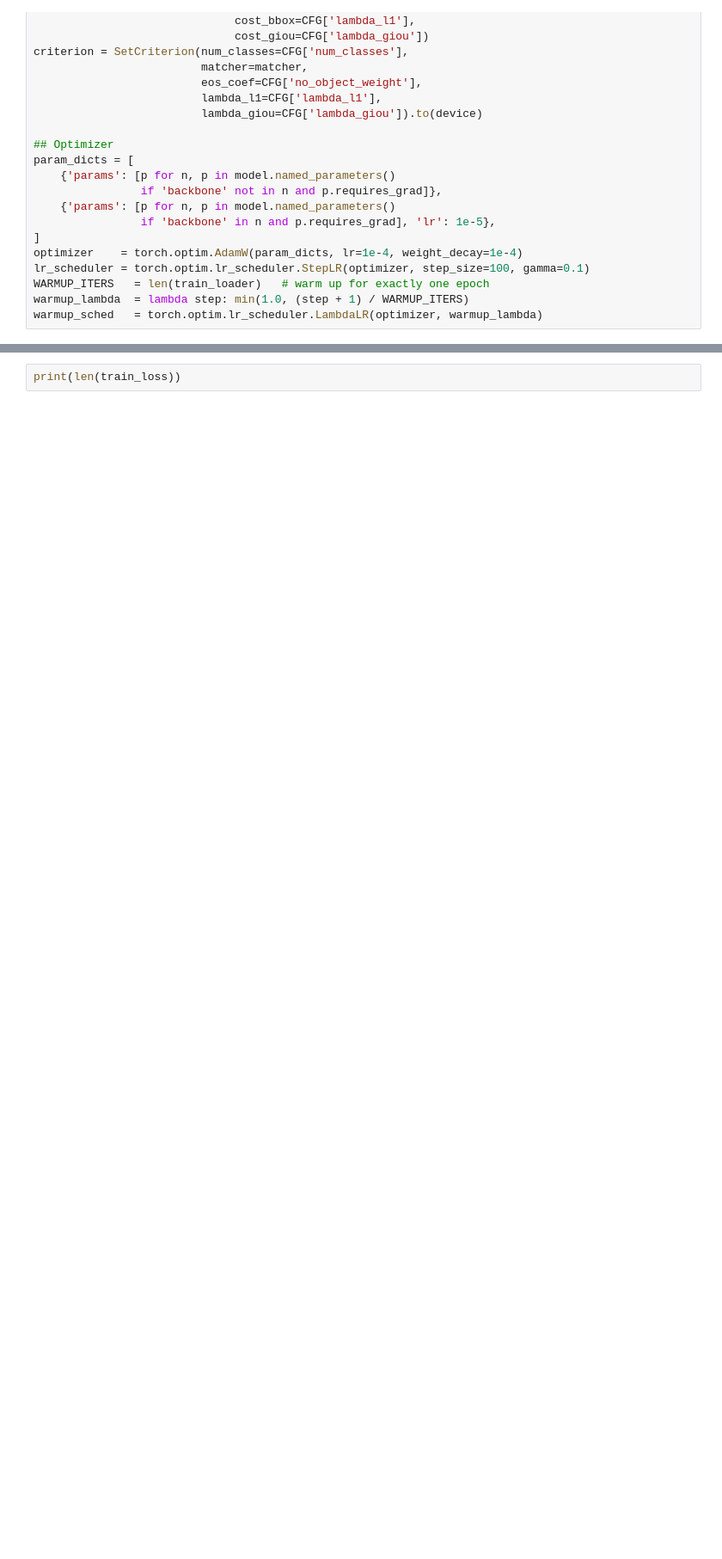
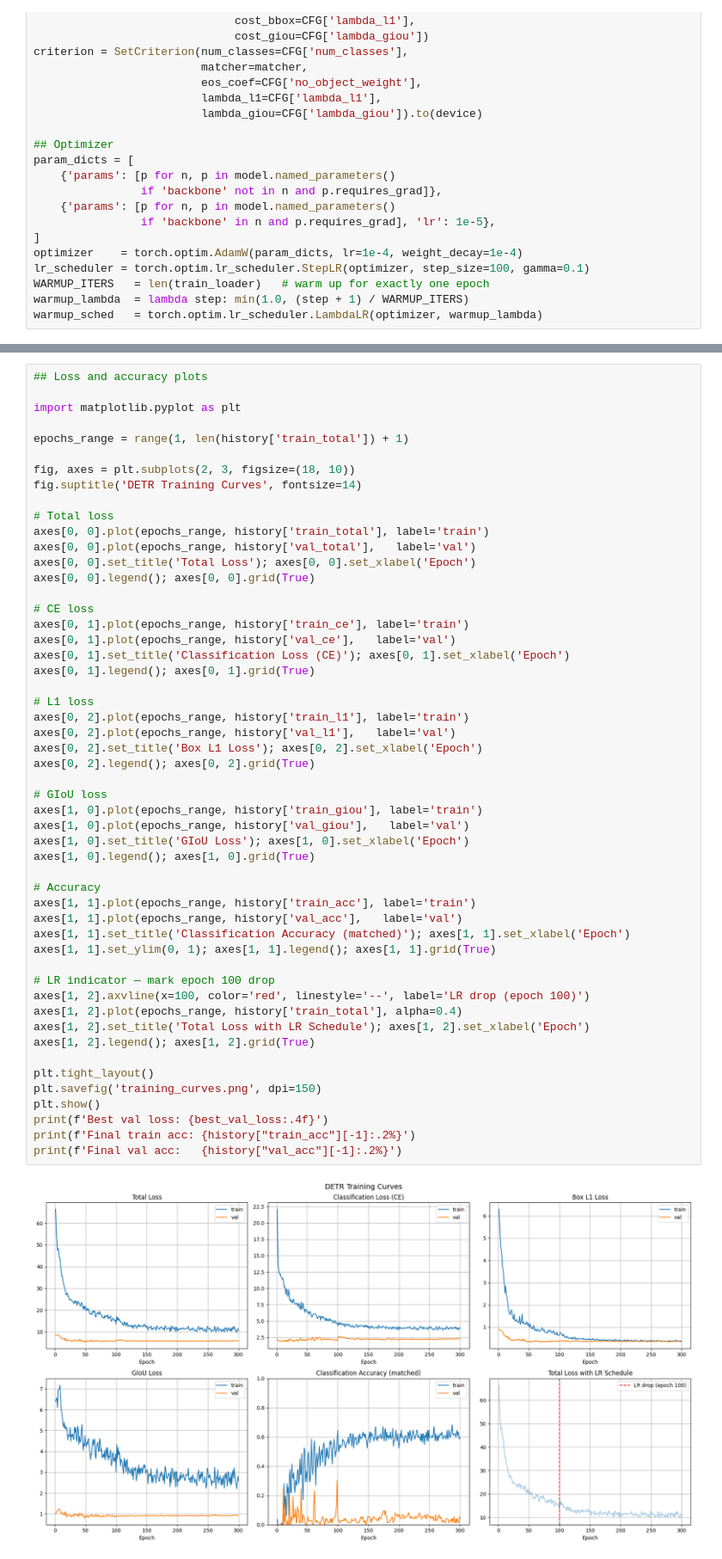
Before and after one commit to manindersingh120996/DETR_from_scratch, a Jupyter notebook: from_scratch_implementation.ipynb, the cells around one changed output, grey strips where cells are left out. Shown at 86% size. Saved outputs shown, nothing was run; the diff lists cells and outputs as text; blank space fills up the shorter version.

```diff
--- a/from_scratch_implementation.ipynb
+++ b/from_scratch_implementation.ipynb
@@ -696,3 +760,54 @@ for epoch in range(CFG['epochs']):
 # %%
-print(len(train_loss))
+## Loss and accuracy plots
+
+import matplotlib.pyplot as plt
+
+epochs_range = range(1, len(history['train_total']) + 1)
+
+fig, axes = plt.subplots(2, 3, figsize=(18, 10))
+fig.suptitle('DETR Training Curves', fontsize=14)
+
+# Total loss
+axes[0, 0].plot(epochs_range, history['train_total'], label='train')
+axes[0, 0].plot(epochs_range, history['val_total'],   label='val')
+axes[0, 0].set_title('Total Loss'); axes[0, 0].set_xlabel('Epoch')
+axes[0, 0].legend(); axes[0, 0].grid(True)
+
+# CE loss
+axes[0, 1].plot(epochs_range, history['train_ce'], label='train')
+axes[0, 1].plot(epochs_range, history['val_ce'],   label='val')
+axes[0, 1].set_title('Classification Loss (CE)'); axes[0, 1].set_xlabel('Epoch')
+axes[0, 1].legend(); axes[0, 1].grid(True)
+
+# L1 loss
+axes[0, 2].plot(epochs_range, history['train_l1'], label='train')
+axes[0, 2].plot(epochs_range, history['val_l1'],   label='val')
+axes[0, 2].set_title('Box L1 Loss'); axes[0, 2].set_xlabel('Epoch')
+axes[0, 2].legend(); axes[0, 2].grid(True)
+
+# GIoU loss
+axes[1, 0].plot(epochs_range, history['train_giou'], label='train')
+axes[1, 0].plot(epochs_range, history['val_giou'],   label='val')
+axes[1, 0].set_title('GIoU Loss'); axes[1, 0].set_xlabel('Epoch')
+axes[1, 0].legend(); axes[1, 0].grid(True)
+
+# Accuracy
+axes[1, 1].plot(epochs_range, history['train_acc'], label='train')
+axes[1, 1].plot(epochs_range, history['val_acc'],   label='val')
+axes[1, 1].set_title('Classification Accuracy (matched)'); axes[1, 1].set_xlabel('Epoch')
+axes[1, 1].set_ylim(0, 1); axes[1, 1].legend(); axes[1, 1].grid(True)
+
+# LR indicator — mark epoch 100 drop
+axes[1, 2].axvline(x=100, color='red', linestyle='--', label='LR drop (epoch 100)')
+axes[1, 2].plot(epochs_range, history['train_total'], alpha=0.4)
+axes[1, 2].set_title('Total Loss with LR Schedule'); axes[1, 2].set_xlabel('Epoch')
+axes[1, 2].legend(); axes[1, 2].grid(True)
+
+plt.tight_layout()
+plt.savefig('training_curves.png', dpi=150)
+plt.show()
+print(f'Best val loss: {best_val_loss:.4f}')
+print(f'Final train acc: {history["train_acc"][-1]:.2%}')
+print(f'Final val acc:   {history["val_acc"][-1]:.2%}')
 # %% [output]
+[figure, added]
```
Also changed, not shown: parts of 3 cells of this notebook, 2 other files.
